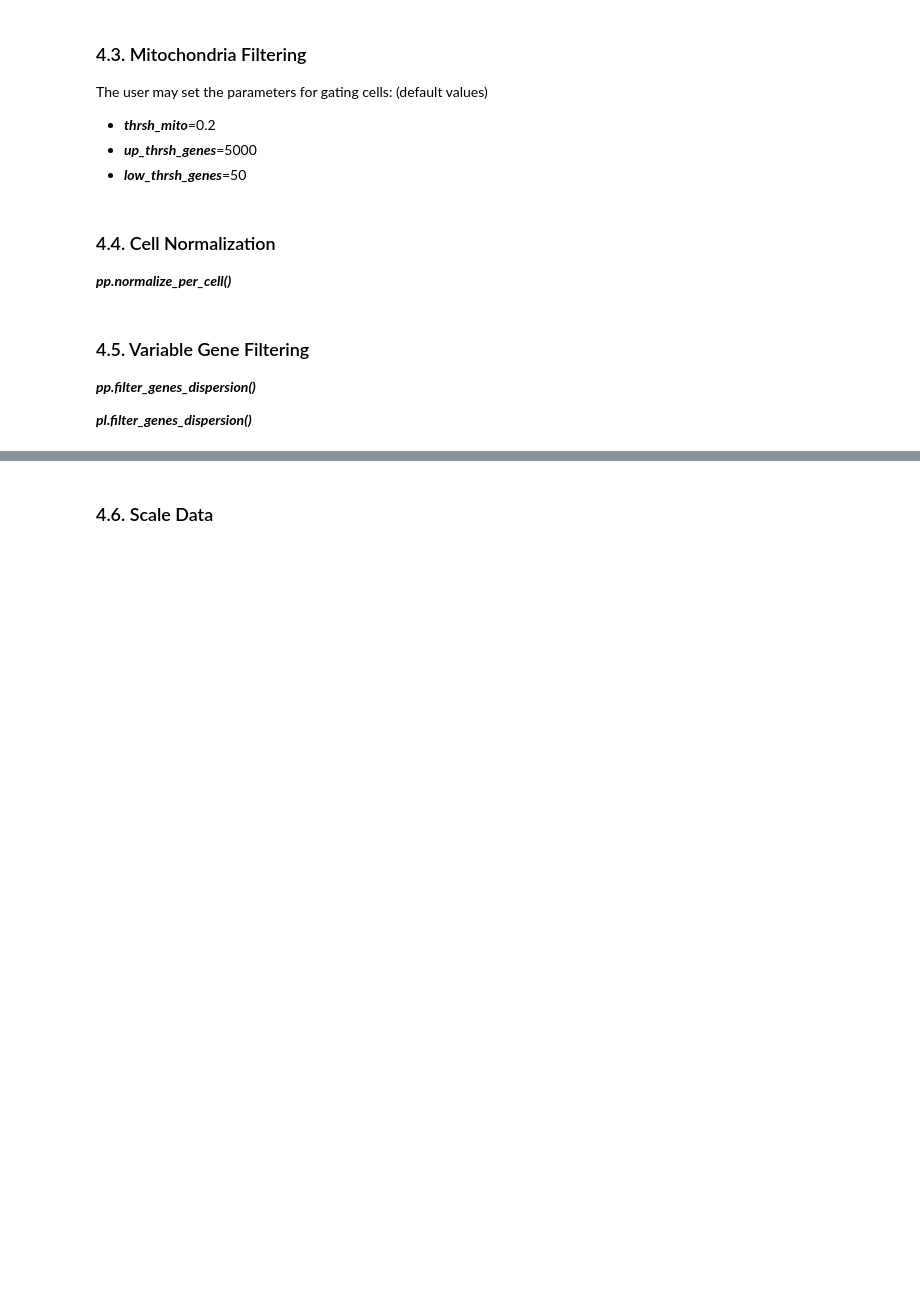
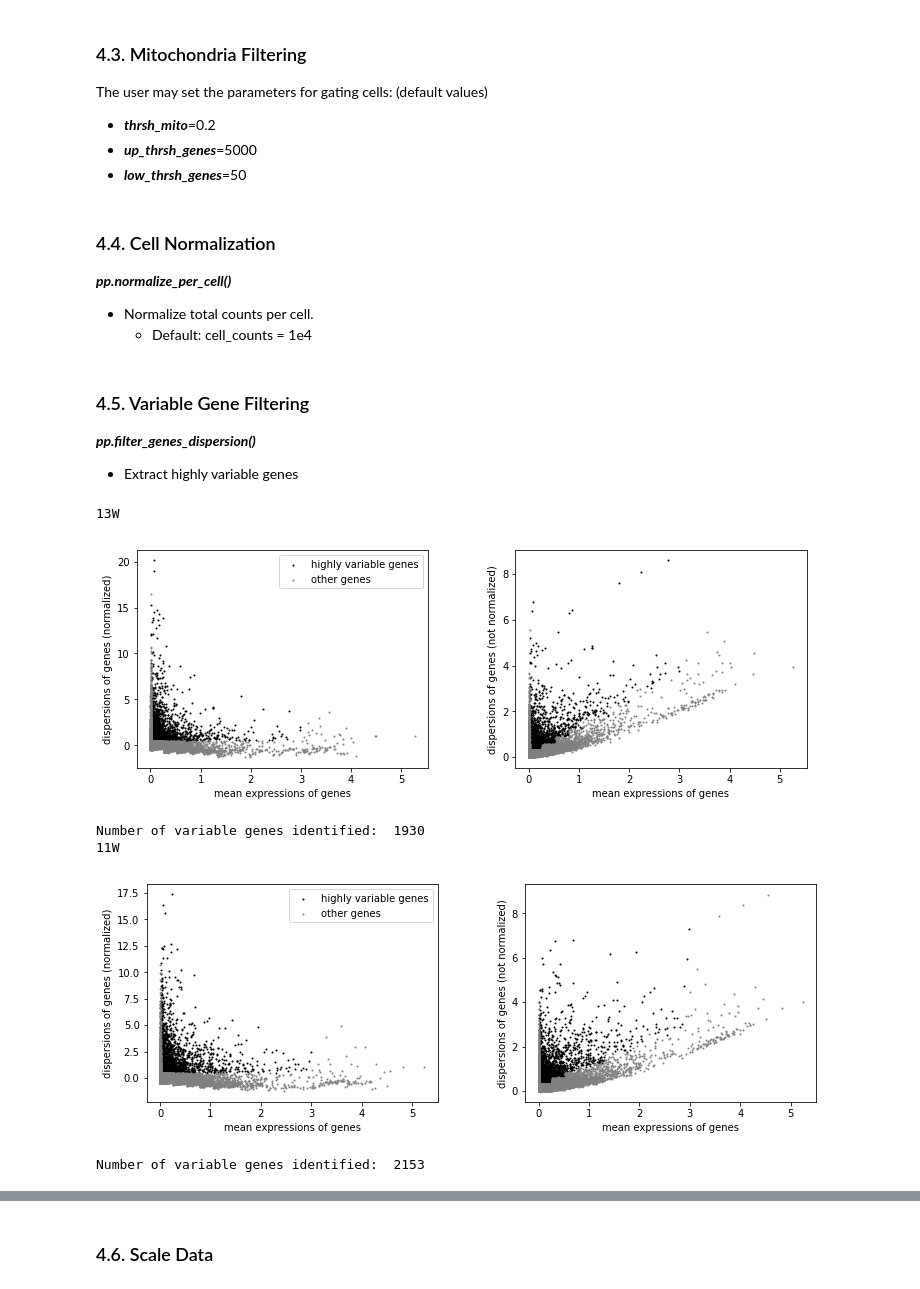
Before and after one commit to henrygong/trajectories, a Jupyter notebook: cardiomyocyte_classification/scanpy_HoC.ipynb, the cells around one changed output, grey strips where cells are left out. Cells and saved outputs as stored; diff of their text form; code cells hidden in the pictures; blank space fills up the shorter version.

```diff
--- a/cardiomyocyte_classification/scanpy_HoC.ipynb
+++ b/cardiomyocyte_classification/scanpy_HoC.ipynb
@@ -142,8 +148,8 @@ for key in concatenated_cell_dict.keys():
 [figure]
 # %%
 # Plot number of counts against number of genes
-for key in concatenated_cell_dict.keys():
-    sc.pl.scatter(concatenated_cell_dict[key], x='n_counts', y='n_genes', title=key)
+for key in filtered_cell_dict.keys():
+    sc.pl.scatter(filtered_cell_dict[key], x='n_counts', y='n_genes', title=key)
 # %% [output]
 [figure]
 [figure]
@@ -161,18 +167,43 @@ thrsh_mito = 0.2
 up_thrsh_genes = 5000
 low_thrsh_genes = 50
 # %%
-filtered_cell_dict = copy.deepcopy(concatenated_cell_dict)
-for key in filtered_cell_dict.keys():
-    filtered_cell_dict[key] = filtered_cell_dict[key][filtered_cell_dict[key].obs['n_genes']< up_thrsh_genes, :]
-    filtered_cell_dict[key] = filtered_cell_dict[key][filtered_cell_dict[key].obs['n_genes']>low_thrsh_genes, :]
-    filtered_cell_dict[key] = filtered_cell_dict[key][filtered_cell_dict[key].obs['n_genes']<thrsh_mito, :]
+mito_filtered_cell_dict = copy.deepcopy(filtered_cell_dict)
+for key in mito_filtered_cell_dict.keys():
+    mito_filtered_cell_dict[key][mito_filtered_cell_dict[key].obs['n_genes']< up_thrsh_genes, :]
+    mito_filtered_cell_dict[key][mito_filtered_cell_dict[key].obs['n_genes']>low_thrsh_genes, :]
+    mito_filtered_cell_dict[key][mito_filtered_cell_dict[key].obs['n_genes']<thrsh_mito, :]
 # %% [markdown]
 ### 4.4. Cell Normalization
 
 ***pp.normalize_per_cell()***
+
+- Normalize total counts per cell.
+    - Default: cell_counts = 1e4
+# %%
+# User parameters
+cell_counts = 1e4
+# %%
+normalized_mito_filtered_cell_dict = copy.deepcopy(mito_filtered_cell_dict)
+for key in normalized_mito_filtered_cell_dict.keys():
+    sc.pp.normalize_per_cell(normalized_mito_filtered_cell_dict[key], counts_per_cell_after=cell_counts)
 # %% [markdown]
 ### 4.5. Variable Gene Filtering
 
 ***pp.filter_genes_dispersion()***
 
-***pl.filter_genes_dispersion()***
+- Extract highly variable genes
+# %%
+variable_gene_filtered_cell_dict = copy.deepcopy(mito_filtered_cell_dict)
+for key in variable_gene_filtered_cell_dict.keys():
+    filtered_cell = sc.pp.filter_genes_dispersion(variable_gene_filtered_cell_dict[key].X, min_mean=0.0125, max_mean=3, min_disp=0.5)
+    print(key)
+    sc.pl.filter_genes_dispersion(filtered_cell)
+    variable_gene_filtered_cell_dict[key] = variable_gene_filtered_cell_dict[key][:, filtered_cell.gene_subset]
+    print('Number of variable genes identified: ',sum(filtered_cell.gene_subset))
+# %% [output]
+13W
+[figure, added]
+Number of variable genes identified:  1930
+11W
+[figure, added]
+Number of variable genes identified:  2153
```
Also changed, not shown: parts of 10 cells of this notebook, 1 other file.
